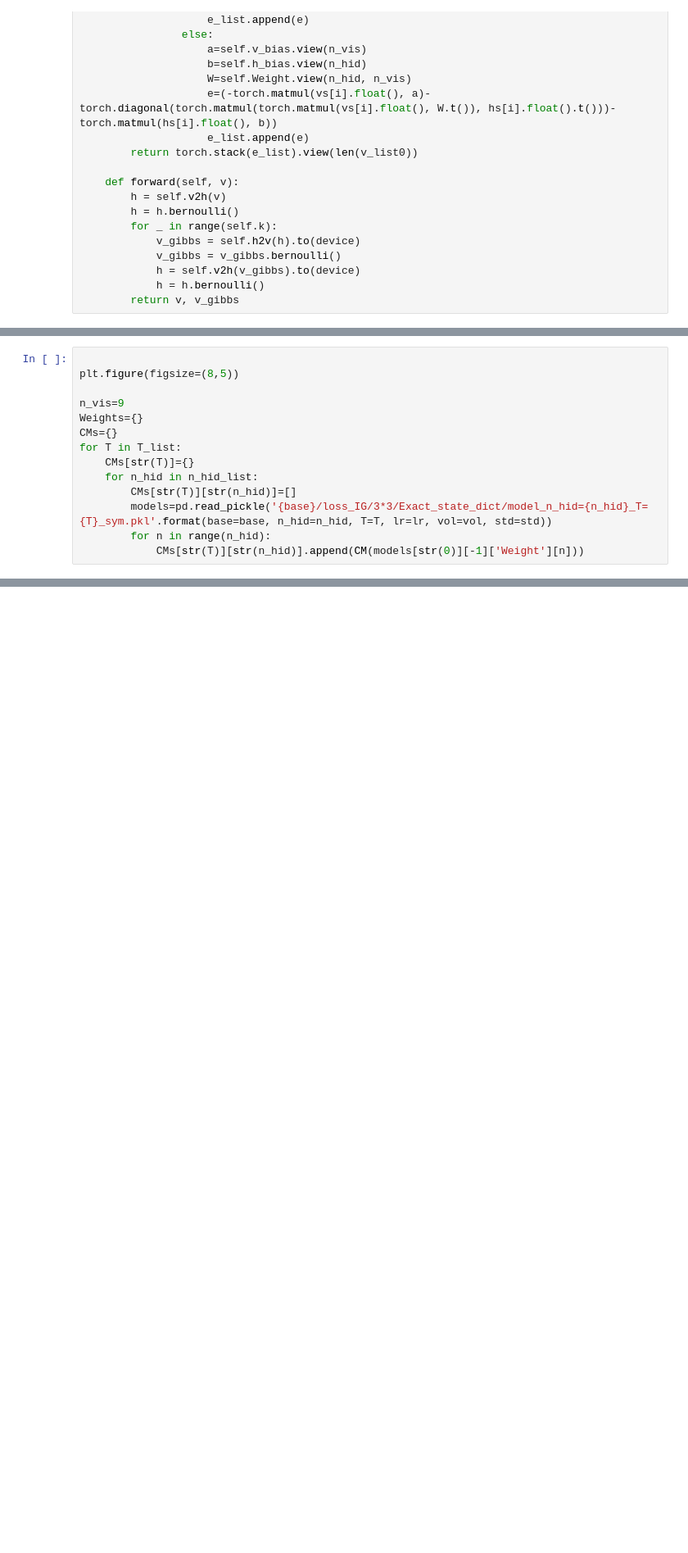
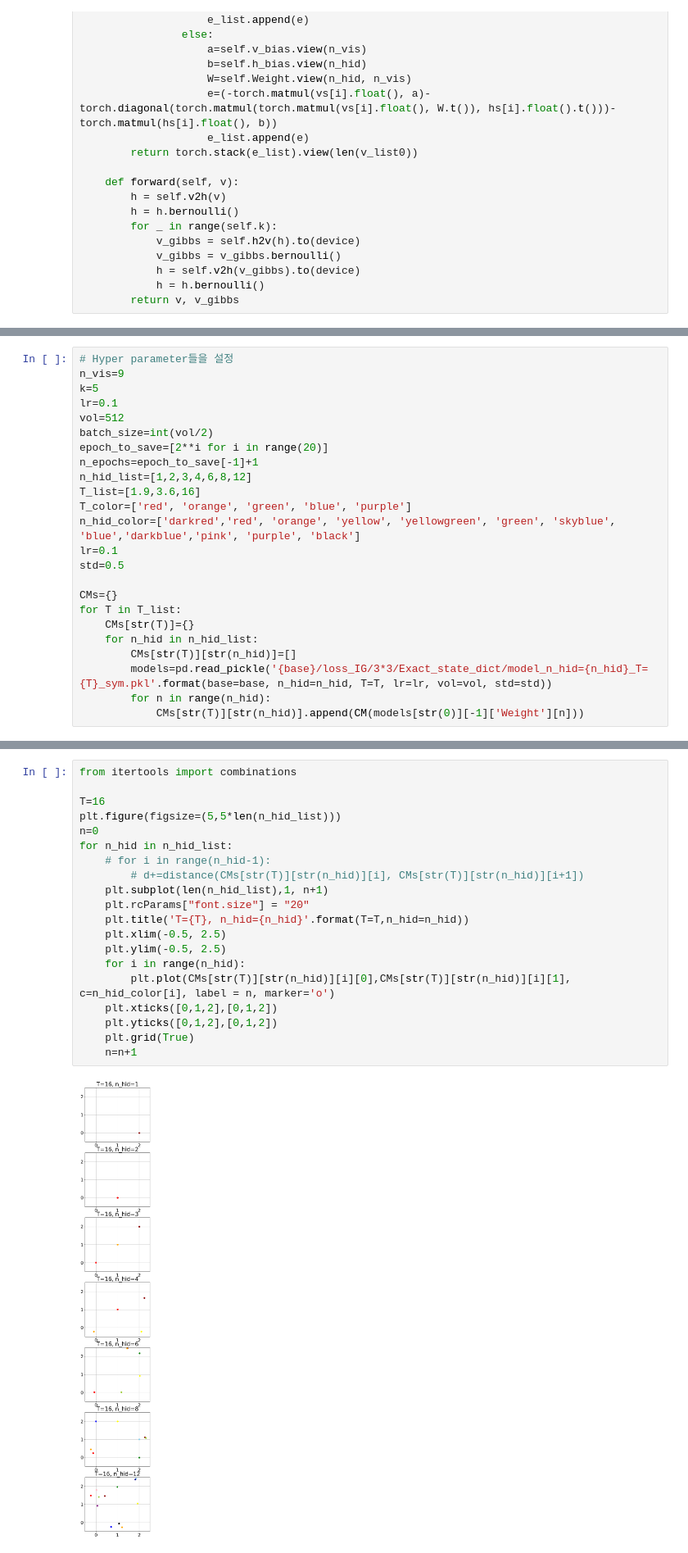
Before and after one commit to physicaone/loss_IG, a Jupyter notebook: [210902]visual_result8_sym.ipynb, the cells around one changed output, grey strips where cells are left out. Shown at 82% size. Cells and saved outputs as stored; diff of their text form; blank space fills up the shorter version.

```diff
--- a/[210902]visual_result8_sym.ipynb
+++ b/[210902]visual_result8_sym.ipynb
@@ -217,9 +237,19 @@ for i in range(1, len(n_hid_list)+1):
 # %%
+# Hyper parameter들을 설정
+n_vis=9
+k=5
+lr=0.1
+vol=512
+batch_size=int(vol/2)
+epoch_to_save=[2**i for i in range(20)]
+n_epochs=epoch_to_save[-1]+1
+n_hid_list=[1,2,3,4,6,8,12]
+T_list=[1.9,3.6,16]
+T_color=['red', 'orange', 'green', 'blue', 'purple']
+n_hid_color=['darkred','red', 'orange', 'yellow', 'yellowgreen', 'green', 'skyblue', 'blue','darkblue','pink', 'purple', 'black']
+lr=0.1
+std=0.5
 
-plt.figure(figsize=(8,5))
-
-n_vis=9
-Weights={}
 CMs={}
 for T in T_list:
     CMs[str(T)]={}
@@ -241,0 +261,22 @@ CMs
+# %%
+from itertools import combinations
+
+T=16
+plt.figure(figsize=(5,5*len(n_hid_list)))
+n=0
+for n_hid in n_hid_list:
+    # for i in range(n_hid-1):
+        # d+=distance(CMs[str(T)][str(n_hid)][i], CMs[str(T)][str(n_hid)][i+1])
+    plt.subplot(len(n_hid_list),1, n+1)
+    plt.rcParams["font.size"] = "20"
+    plt.title('T={T}, n_hid={n_hid}'.format(T=T,n_hid=n_hid))
+    plt.xlim(-0.5, 2.5)
+    plt.ylim(-0.5, 2.5)
+    for i in range(n_hid):
+        plt.plot(CMs[str(T)][str(n_hid)][i][0],CMs[str(T)][str(n_hid)][i][1], c=n_hid_color[i], label = n, marker='o')
+    plt.xticks([0,1,2],[0,1,2])
+    plt.yticks([0,1,2],[0,1,2])
+    plt.grid(True)
+    n=n+1
+# %% [output]
+[figure, added]
```
Also changed, not shown: parts of 6 cells of this notebook.
